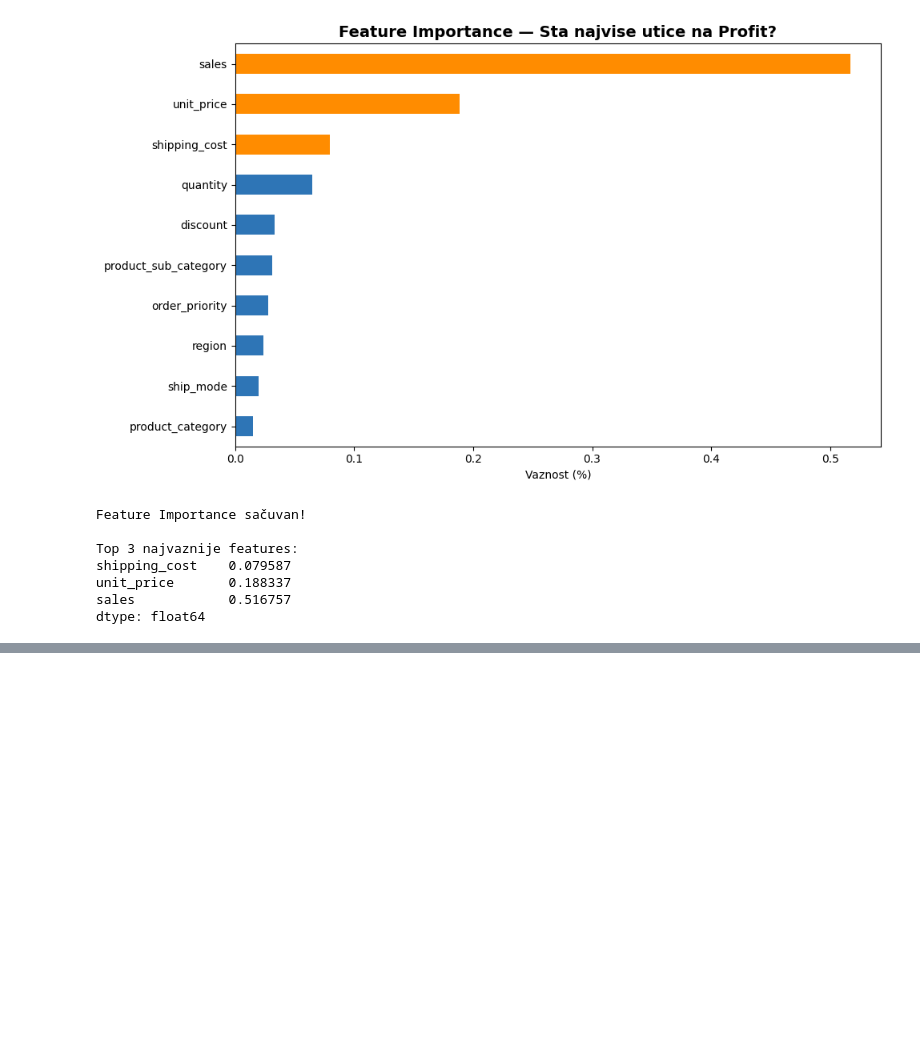
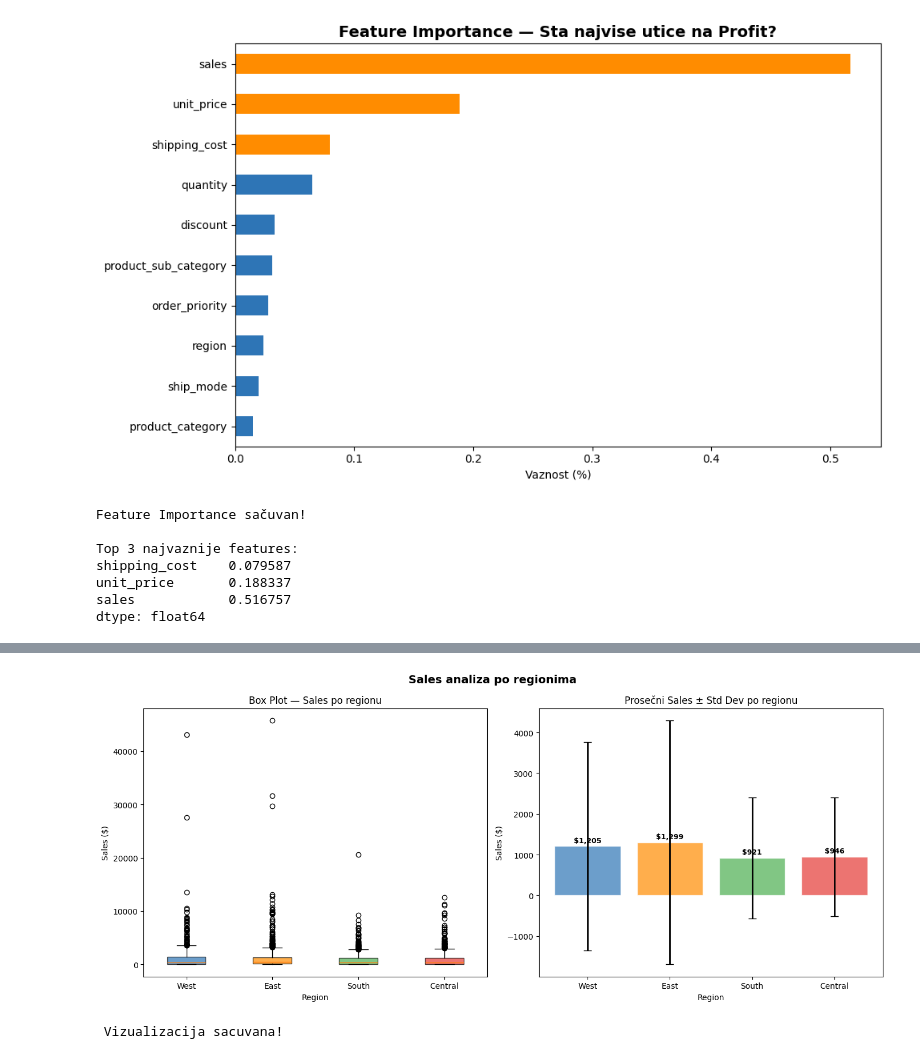
Before and after one commit to BogdanStankovic1/smart_store_project, a Jupyter notebook: 04_extra_tasks.ipynb, the cells around one changed output, grey strips where cells are left out. Drawn from its saved outputs; the diff is of its cells as text; code cells hidden in the pictures; blank space fills up the shorter version.

```diff
--- a/04_extra_tasks.ipynb
+++ b/04_extra_tasks.ipynb
@@ -287,0 +424,54 @@ dtype: float64
+# %%
+fig, axes = plt.subplots(1, 2, figsize=(14, 6))
+fig.suptitle('Sales analiza po regionima',
+             fontsize=14, fontweight='bold')
+
+# Box plot
+regions = ['West', 'East', 'South', 'Central']
+data_by_region = [
+    df_anova[df_anova['region'] == r]['sales']
+    for r in regions
+]
+
+colors = ['#2E75B6', '#FF8C00', '#4CAF50', '#E53935']
+
+bp = axes[0].boxplot(data_by_region, labels=regions,
+                      patch_artist=True)
+for patch, color in zip(bp['boxes'], colors):
+    patch.set_facecolor(color)
+    patch.set_alpha(0.7)
+
+axes[0].set_title('Box Plot — Sales po regionu')
+axes[0].set_ylabel('Sales ($)')
+axes[0].set_xlabel('Region')
+
+# Bar chart sa error bars
+means = [df_anova[df_anova['region']==r]['sales'].mean()
+         for r in regions]
+stds  = [df_anova[df_anova['region']==r]['sales'].std()
+         for r in regions]
+
+bars = axes[1].bar(regions, means, color=colors,
+                    alpha=0.7, edgecolor='white')
+axes[1].errorbar(regions, means, yerr=stds,
+                  fmt='none', color='black',
+                  capsize=5, linewidth=2)
+axes[1].set_title('Prosečni Sales ± Std Dev po regionu')
+axes[1].set_ylabel('Sales ($)')
+axes[1].set_xlabel('Region')
+
+# Dodaj vrednosti na barove
+for bar, mean in zip(bars, means):
+    axes[1].text(bar.get_x() + bar.get_width()/2,
+                  bar.get_height() + 50,
+                  f'${mean:,.0f}',
+                  ha='center', va='bottom',
+                  fontsize=9, fontweight='bold')
+
+plt.tight_layout()
+plt.savefig('exports/anova_rezultati.png', dpi=150)
+plt.show()
+print(" Vizualizacija sacuvana!")
+# %% [output]
+[figure, added]
+ Vizualizacija sacuvana!
```
Also changed, not shown: parts of 6 cells of this notebook, 1 other file.
